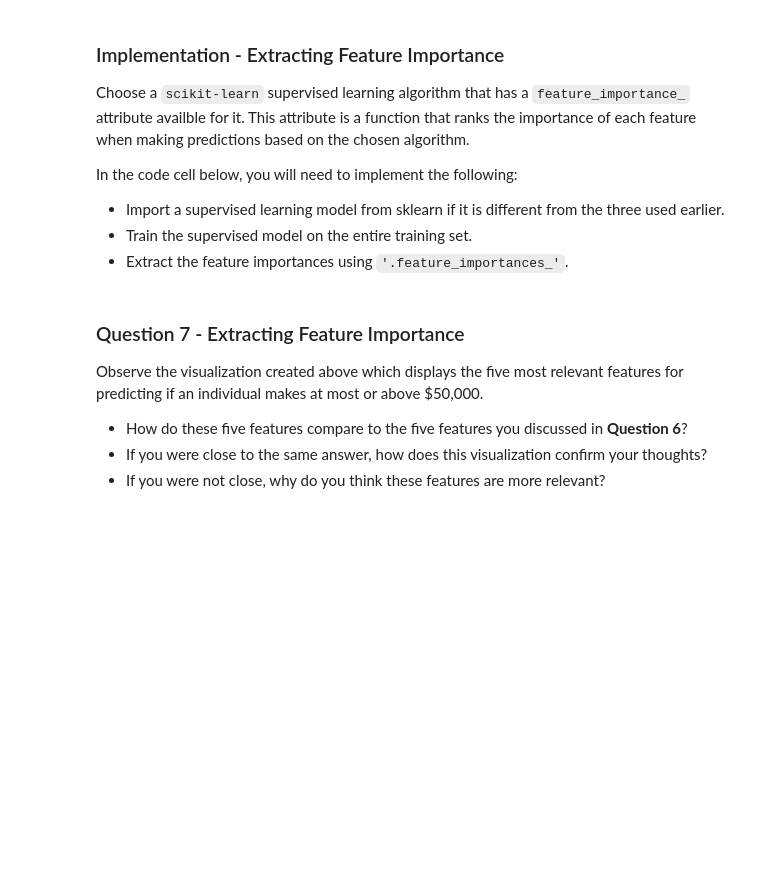
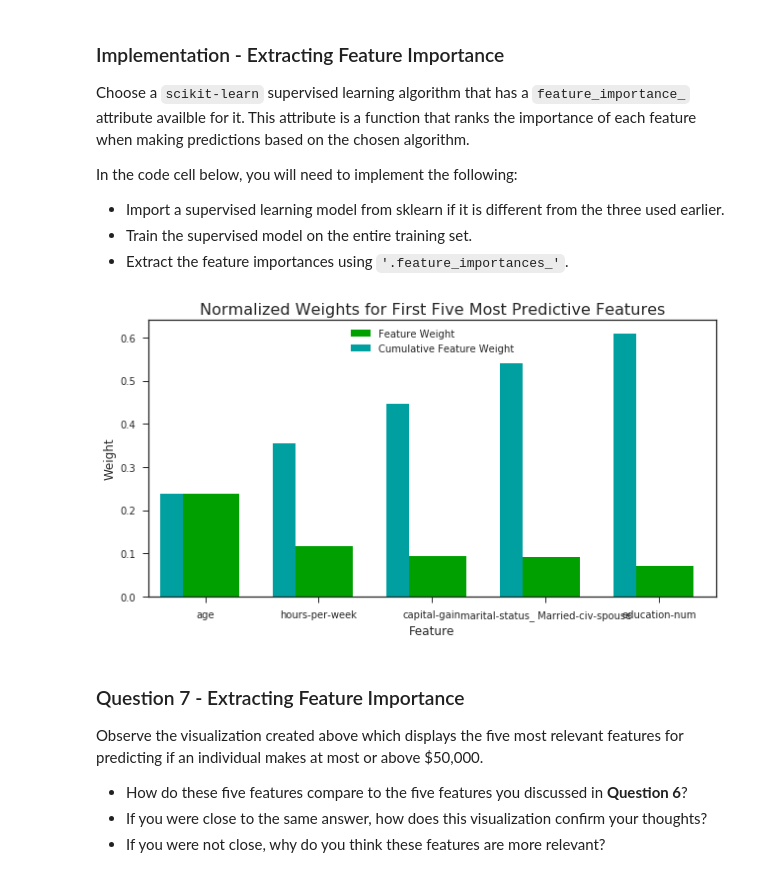
Before and after one commit to jaguila/udacity, a Jupyter notebook: finding_donors.ipynb, the cells around one changed output. Drawn from its saved outputs; the diff is of its cells as text; code cells hidden in the pictures; blank space fills up the shorter version.

```diff
--- a/finding_donors.ipynb
+++ b/finding_donors.ipynb
@@ -600,16 +612,18 @@ In the code cell below, you will need to implement the following:
  - Extract the feature importances using `'.feature_importances_'`.
 # %%
 # TODO: Import a supervised learning model that has 'feature_importances_'
-
+from sklearn.ensemble import RandomForestClassifier as RFC
 
 # TODO: Train the supervised model on the training set using .fit(X_train, y_train)
-model = None
+model = RFC().fit(X_train,y_train)
 
 # TODO: Extract the feature importances using .feature_importances_
-importances = None
+importances = model.feature_importances_
 
 # Plot
 vs.feature_plot(importances, X_train, y_train)
+# %% [output]
+[figure, added]
 # %% [markdown]
 ### Question 7 - Extracting Feature Importance
 
```
Also changed, not shown: parts of 8 cells of this notebook, 1 other file.
